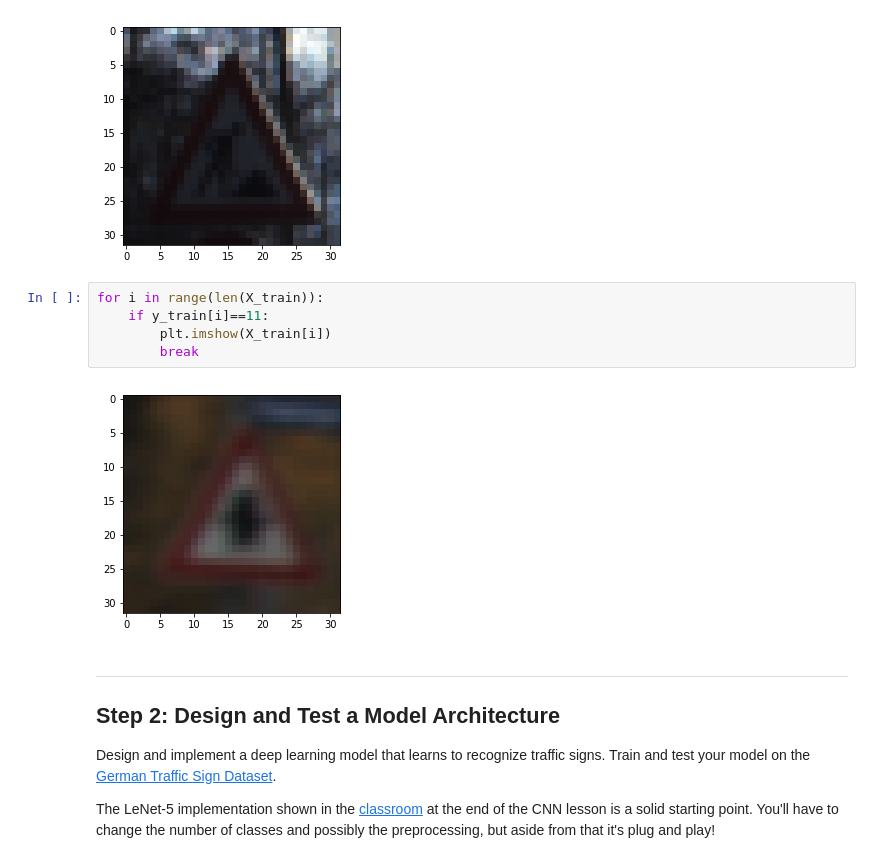
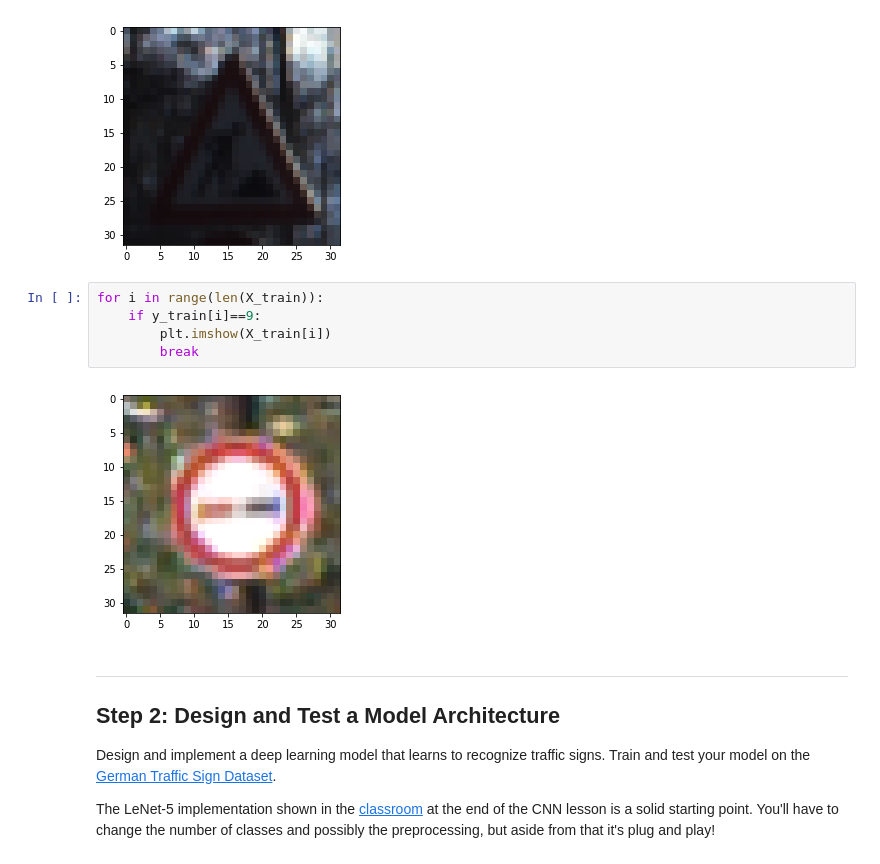
Before and after one commit to delafu/CarND-Traffic-Sign-Classifier-Project, a Jupyter notebook: Traffic_Sign_Classifier.ipynb, the cells around one changed output. Cells and saved outputs as stored; diff of their text form.

```diff
--- a/Traffic_Sign_Classifier.ipynb
+++ b/Traffic_Sign_Classifier.ipynb
@@ -128,11 +128,11 @@ Label: 25
 [figure]
 # %%
 for i in range(len(X_train)):
-    if y_train[i]==11:
+    if y_train[i]==9:
         plt.imshow(X_train[i])
         break
 # %% [output]
-[figure, old version]
+[figure, new version]
 # %% [markdown]
 ----
 
```
Also changed, not shown: parts of 8 cells of this notebook, 5 other files.
